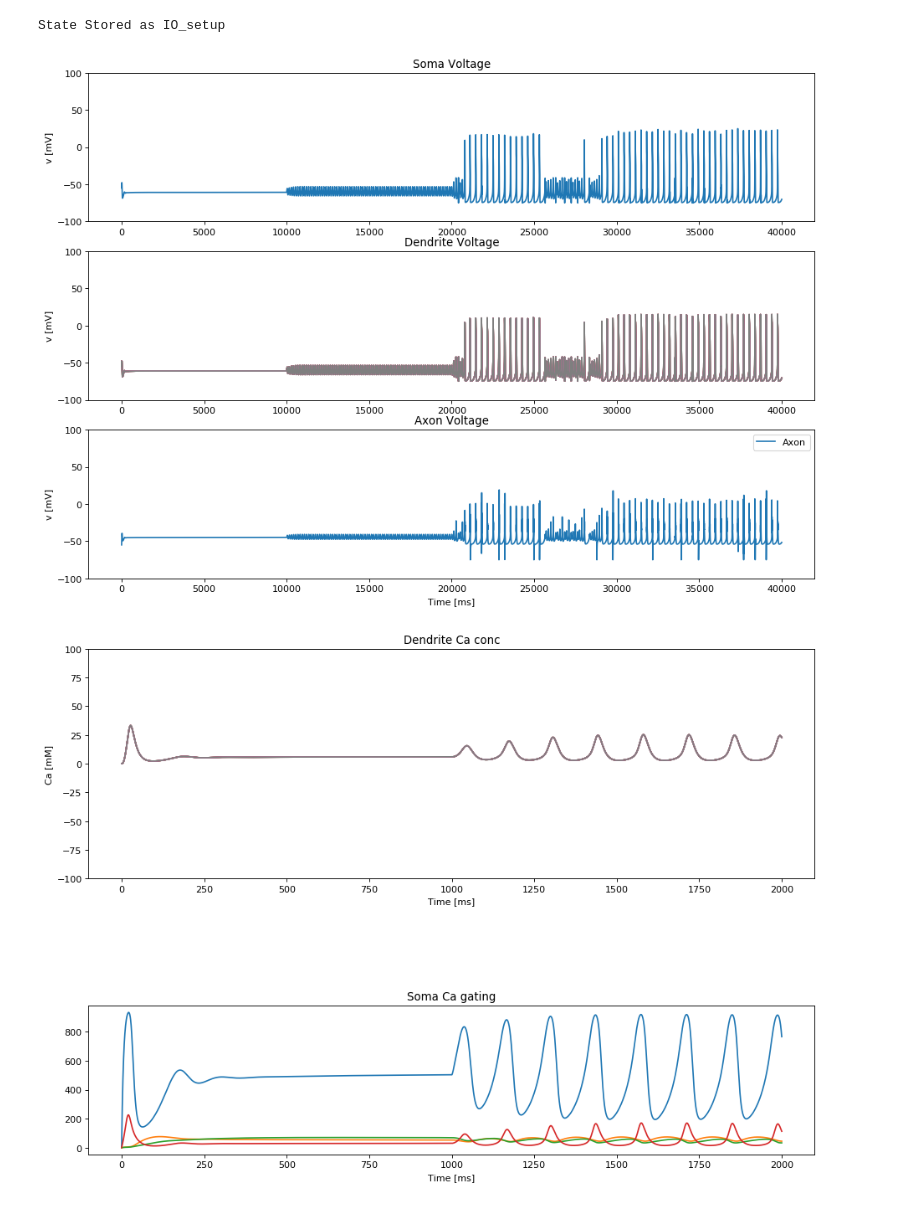
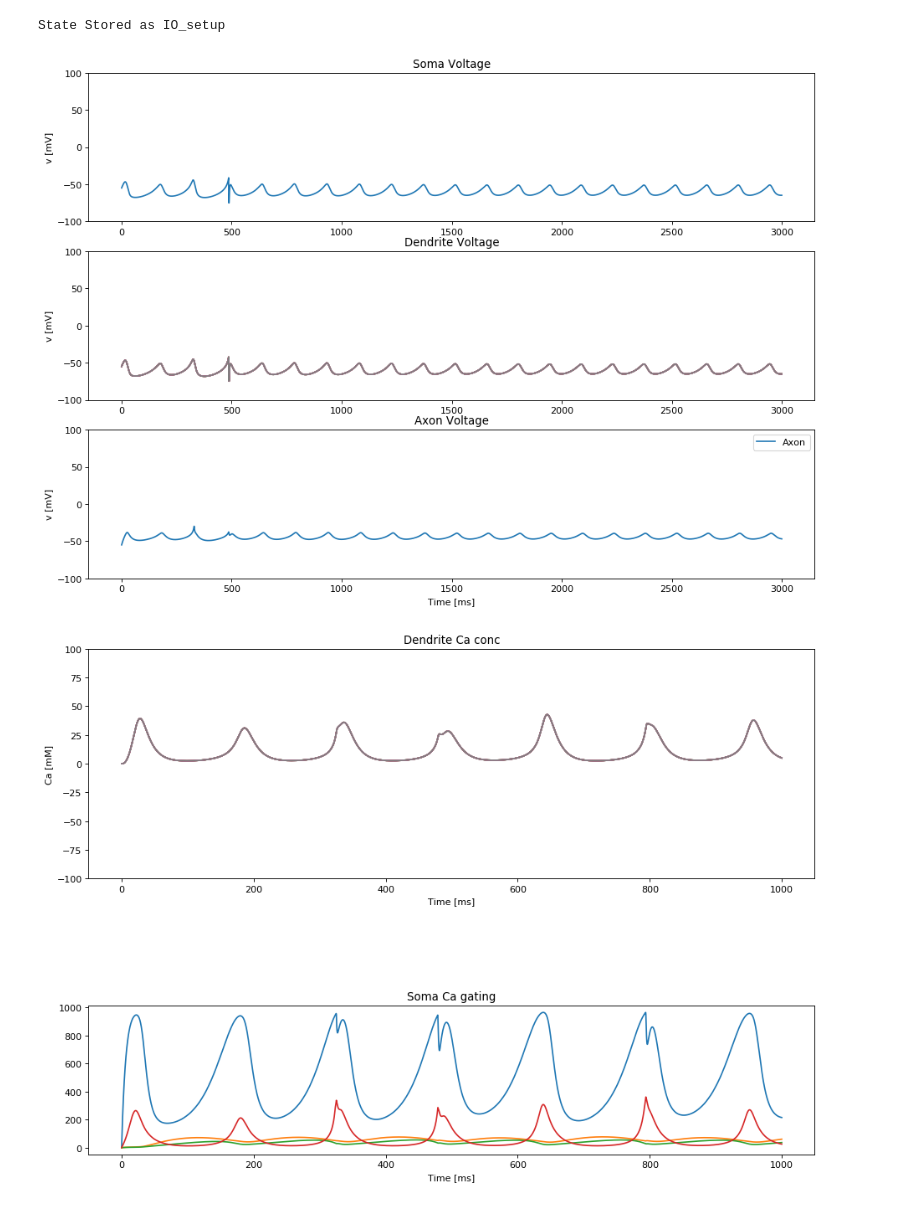
Before and after one commit to FerreroRoche/Multicompartmental-brIOan, a Jupyter notebook: Prototype_IO_SpatialNeuron.ipynb, the cells around one changed output. Cells and saved outputs as stored; diff of their text form; code cells hidden in the pictures.

```diff
--- a/Prototype_IO_SpatialNeuron.ipynb
+++ b/Prototype_IO_SpatialNeuron.ipynb
@@ -64,7 +64,7 @@ def cell_morpho(num_dendrites,som_diameter, den_diameter, den_length, axn_diamet
 
 def IO_equations():
 	eqs_IO_V = '''
-	Im = (-(I_l + I_Na + I_Ca_l + I_K_dr + I_h + I_K_s + I_Ca_h + I_K_Ca + I_c + I_K_a + I_Na_a)) : metre**-2*amp
+	Im = (-(I_l + I_Na + I_prot + I_K_dr + I_h + I_K_s + I_Ca_h + I_K_Ca + I_c + I_K_a + I_Na_a)) : metre**-2*amp
 	I_c : metre**-2*amp
 	Iapp : amp (point current)
 	'''
@@ -335,7 +335,7 @@ dt_rec = 0.25*ms
 eqs_IO = IO_equations()
 
 IO = SpatialNeuron(morphology=IO_morpho, model = eqs_IO, Cm=1 *uF*cm**-2 , Ri=100.0*ohm*cm, method="exponential_euler", name = 'SchweighoferOlive', dt=dt)
-IO_Statemon = StateMonitor(IO, variables = ['Im', 'v', 'Ca', 'Iapp', 'k','l','k_prot','l_prot'], record = True, dt=dt_rec)
+IO_Statemon = StateMonitor(IO, variables = ['Im', 'v', 'Ca', 'Iapp', 'k','l','k_prot','l_prot', 'I_Ca_l', 'I_prot'], record = True, dt=dt_rec)
 store('IO_setup')
 print('State Stored as IO_setup')
 # %% [output]
@@ -343,23 +343,24 @@ State Stored as IO_setup
 # %%
 # Conduct a 1D Ca-T type parameter space exploration
 
 # plot a waterfall that goes from non oscillating to oscillating
 restore('IO_setup')
 
 IO = cell_values(IO)
 applied_current = 0.15*nA
 IO.v = -55.0*mV
 IO.Iapp = 0.0*uA
 
-runtime = 10000*ms
+runtime = 3000*ms
 
-responses = [0.5, 1.4, 1.81, 2.9] #Non-spiking, oscillatory, both spiking and oscillatory, spiking
-for rr in range(0,size(responses)):
-  IO.main.g_Ca_l =  responses[rr]*mS/cm**2
+#responses = [0.5, 1.4, 1.81, 2.9] #Non-spiking, oscillatory, both spiking and oscillatory, spiking
+responses_prot = [29]
+for rr in range(0,size(responses_prot)):
+  IO.main.g_prot =  responses_prot[rr]*mS/cm**2
   run(runtime)
 plot_membrane_potentials_IO(IO_Statemon,num_dendrites)
 # %% [output]
-[figure, old version]
+[figure, new version]
 # %%
 def plot_Ca_concentrations_IO(IO_Statemon,num_dendrites):
 	figure(figsize=(14, 10), dpi= 80, facecolor='w', edgecolor='k')
@@ -409,12 +410,18 @@ runtime = 1000*ms
 
 #responses = [0.5, 1.4, 1.81, 2.9]
 #responses = [1.4]#Non-spiking, oscillatory, both spiking and oscillatory, spiking
-responses = [0.5, 1.5]
+responses = [0.5, 1.5, 1.5, 1.5]
+responses_prot = [30]
 for rr in range(0,size(responses)):
   IO.main.g_Ca_l =  responses[rr]*mS/cm**2
+
+
+for rr in range(0,size(responses_prot)):
+  IO.main.g_prot =  responses_prot[rr]*mS/cm**2
   run(runtime)
+
 plot_Ca_concentrations_IO(IO_Statemon,num_dendrites)
 # %% [output]
-[figure, old version]
+[figure, new version]
 # %%
 plt.figure(3, figsize=[60,15], dpi=100)
```
Also changed, not shown: parts of 7 cells of this notebook, 2 other files.
